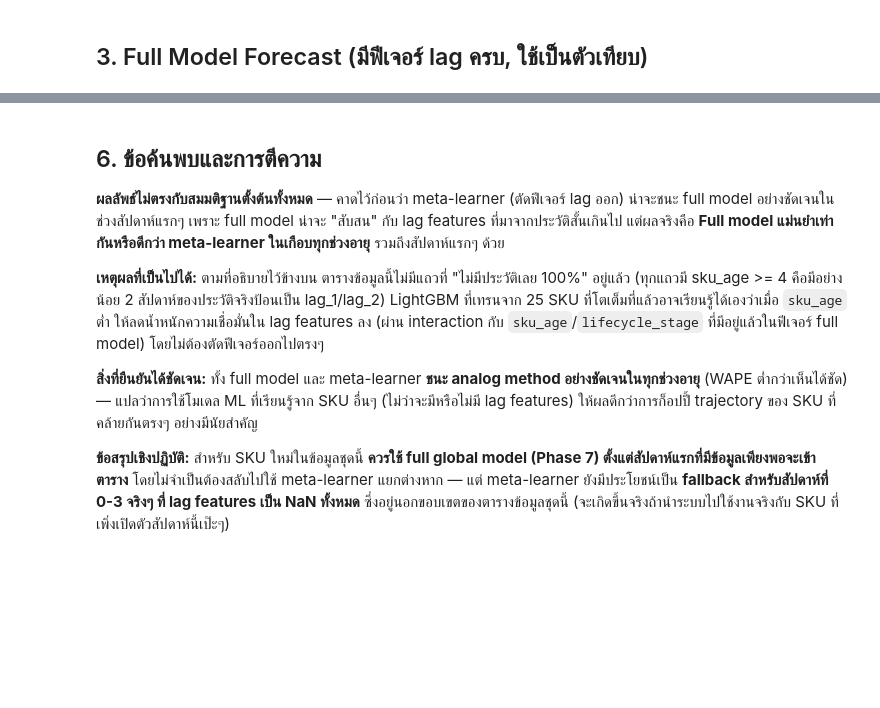
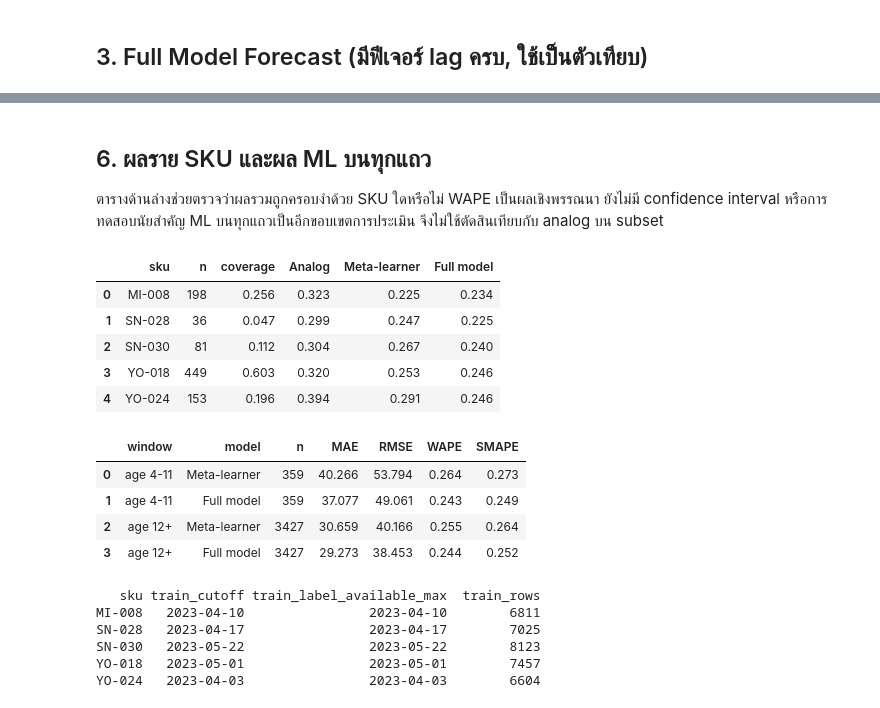
Before and after one commit to thitiwutsuk/Forecasting-FMCG-Daily-Sales, a Jupyter notebook: notebooks/04_cold_start/10_cold_start.ipynb, the cells around one changed output, grey strips where cells are left out. Drawn from its saved outputs; the diff is of its cells as text; code cells hidden in the pictures; blank space fills up the shorter version.

```diff
--- a/notebooks/04_cold_start/10_cold_start.ipynb
+++ b/notebooks/04_cold_start/10_cold_start.ipynb
@@ -157,10 +164,40 @@ pd.DataFrame(summary_rows).round(3)
 # %% [markdown]
-## 6. ข้อค้นพบและการตีความ
+## 6. ผลราย SKU และผล ML บนทุกแถว
 
-**ผลลัพธ์ไม่ตรงกับสมมติฐานตั้งต้นทั้งหมด** — คาดไว้ก่อนว่า meta-learner (ตัดฟีเจอร์ lag ออก) น่าจะชนะ full model อย่างชัดเจนในช่วงสัปดาห์แรกๆ เพราะ full model น่าจะ "สับสน" กับ lag features ที่มาจากประวัติสั้นเกินไป แต่ผลจริงคือ **Full model แม่นยำเท่ากันหรือดีกว่า meta-learner ในเกือบทุกช่วงอายุ** รวมถึงสัปดาห์แรกๆ ด้วย
-
-**เหตุผลที่เป็นไปได้:** ตามที่อธิบายไว้ข้างบน ตารางข้อมูลนี้ไม่มีแถวที่ "ไม่มีประวัติเลย 100%" อยู่แล้ว (ทุกแถวมี sku_age >= 4 คือมีอย่างน้อย 2 สัปดาห์ของประวัติจริงป้อนเป็น lag_1/lag_2) LightGBM ที่เทรนจาก 25 SKU ที่โตเต็มที่แล้วอาจเรียนรู้ได้เองว่าเมื่อ `sku_age` ต่ำ ให้ลดน้ำหนักความเชื่อมั่นใน lag features ลง (ผ่าน interaction กับ `sku_age`/`lifecycle_stage` ที่มีอยู่แล้วในฟีเจอร์ full model) โดยไม่ต้องตัดฟีเจอร์ออกไปตรงๆ
-
-**สิ่งที่ยืนยันได้ชัดเจน:** ทั้ง full model และ meta-learner **ชนะ analog method อย่างชัดเจนในทุกช่วงอายุ** (WAPE ต่ำกว่าเห็นได้ชัด) — แปลว่าการใช้โมเดล ML ที่เรียนรู้จาก SKU อื่นๆ (ไม่ว่าจะมีหรือไม่มี lag features) ให้ผลดีกว่าการก็อปปี้ trajectory ของ SKU ที่คล้ายกันตรงๆ อย่างมีนัยสำคัญ
-
-**ข้อสรุปเชิงปฏิบัติ:** สำหรับ SKU ใหม่ในข้อมูลชุดนี้ **ควรใช้ full global model (Phase 7) ตั้งแต่สัปดาห์แรกที่มีข้อมูลเพียงพอจะเข้าตาราง** โดยไม่จำเป็นต้องสลับไปใช้ meta-learner แยกต่างหาก — แต่ meta-learner ยังมีประโยชน์เป็น **fallback สำหรับสัปดาห์ที่ 0-3 จริงๆ ที่ lag features เป็น NaN ทั้งหมด** ซึ่งอยู่นอกขอบเขตของตารางข้อมูลชุดนี้ (จะเกิดขึ้นจริงถ้านำระบบไปใช้งานจริงกับ SKU ที่เพิ่งเปิดตัวสัปดาห์นี้เป๊ะๆ)
+ตารางด้านล่างช่วยตรวจว่าผลรวมถูกครอบงำด้วย SKU ใดหรือไม่
+WAPE เป็นผลเชิงพรรณนา ยังไม่มี confidence interval หรือการทดสอบนัยสำคัญ
+ML บนทุกแถวเป็นอีกขอบเขตการประเมิน จึงไม่ใช้ตัดสินเทียบกับ analog บน subset
+# %%
+per_sku = []
+for sku, available in scored.groupby('sku'):
+    shared = common[common.sku == sku]
+    row = {'sku': sku, 'n': len(shared), 'coverage': len(shared) / len(available)}
+    for label, col in zip(['Analog', 'Meta-learner', 'Full model'], pred_cols):
+        row[label] = score_all(shared.target_next_week, shared[col])['WAPE'] if len(shared) else np.nan
+    per_sku.append(row)
+display(pd.DataFrame(per_sku).round(3))
+all_ml = []
+for label, lower, upper in [('age 4-11', 4, 12), ('age 12+', 12, np.inf)]:
+    part = scored[(scored.sku_age >= lower) & (scored.sku_age < upper)]
+    for model, col in [('Meta-learner', 'pred_meta_learner'), ('Full model', 'pred_full_model')]:
+        all_ml.append({'window': label, 'model': model, 'n': len(part), **score_all(part.target_next_week, part[col])})
+display(pd.DataFrame(all_ml).round(3))
+print(meta_df[['sku', 'train_cutoff', 'train_label_available_max', 'train_rows']].drop_duplicates().to_string(index=False))
+# %% [output]
+|  | sku | n | coverage | Analog | Meta-learner | Full model |
+| 0 | MI-008 | 198 | 0.256 | 0.323 | 0.225 | 0.234 |
+| 1 | SN-028 | 36 | 0.047 | 0.299 | 0.247 | 0.225 |
+| 2 | SN-030 | 81 | 0.112 | 0.304 | 0.267 | 0.240 |
+| 3 | YO-018 | 449 | 0.603 | 0.320 | 0.253 | 0.246 |
+| 4 | YO-024 | 153 | 0.196 | 0.394 | 0.291 | 0.246 |
+|  | window | model | n | MAE | RMSE | WAPE | SMAPE |
+| 0 | age 4-11 | Meta-learner | 359 | 40.266 | 53.794 | 0.264 | 0.273 |
+| 1 | age 4-11 | Full model | 359 | 37.077 | 49.061 | 0.243 | 0.249 |
+| 2 | age 12+ | Meta-learner | 3427 | 30.659 | 40.166 | 0.255 | 0.264 |
+| 3 | age 12+ | Full model | 3427 | 29.273 | 38.453 | 0.244 | 0.252 |
+   sku train_cutoff train_label_available_max  train_rows
+MI-008   2023-04-10                2023-04-10        6811
+SN-028   2023-04-17                2023-04-17        7025
+SN-030   2023-05-22                2023-05-22        8123
+YO-018   2023-05-01                2023-05-01        7457
+YO-024   2023-04-03                2023-04-03        6604
```
Also changed, not shown: parts of 11 cells of this notebook, 4 other files.
